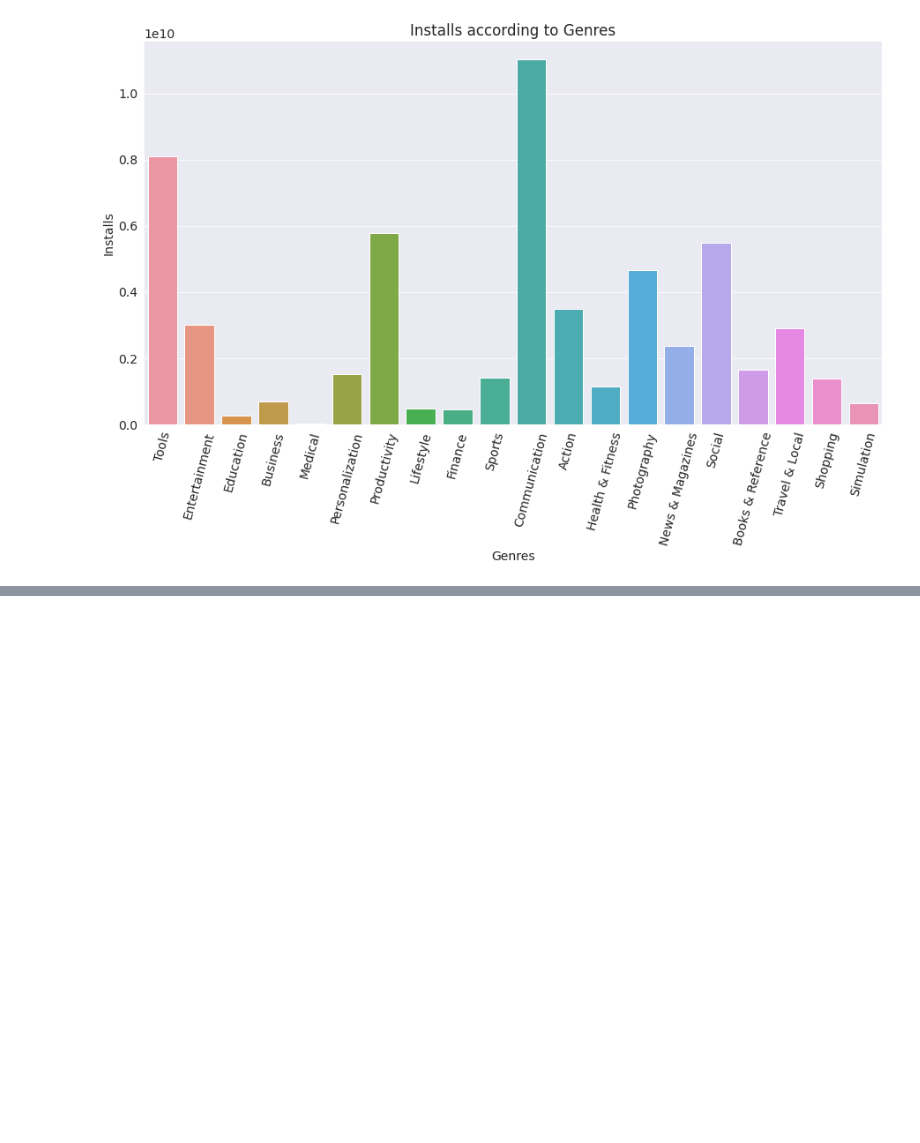
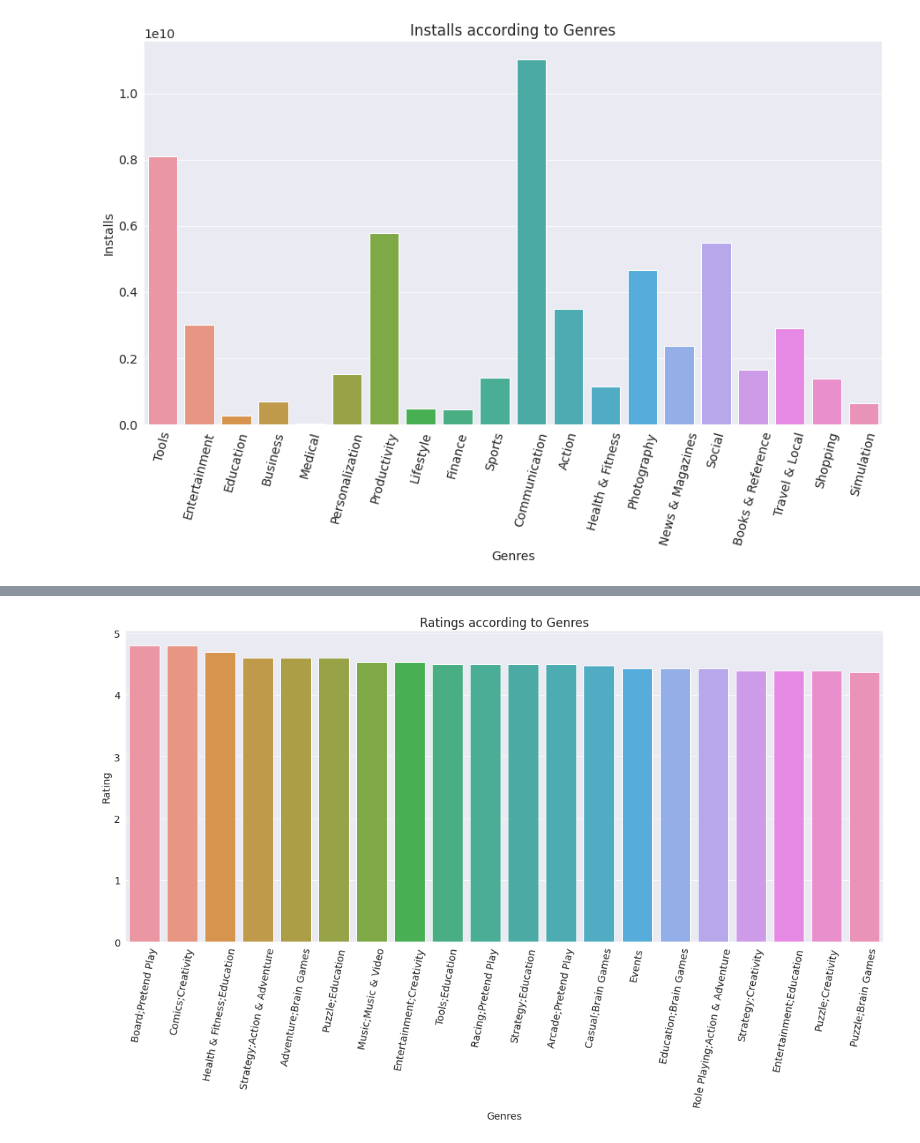
Before and after one commit to Harshalkotkar21/play_store_app_analysis, a Jupyter notebook: Play_Store_App_Review_Analysis_Capstone_Project.ipynb, the cells around one changed output, grey strips where cells are left out. Cells and saved outputs as stored; diff of their text form; code cells hidden in the pictures; blank space fills up the shorter version.

```diff
--- a/Play_Store_App_Review_Analysis_Capstone_Project.ipynb
+++ b/Play_Store_App_Review_Analysis_Capstone_Project.ipynb
@@ -205,0 +256,18 @@ plt.show()
+# %%
+# Ratings according to Genres
+
+genres_installs_rating.sort_values('Rating',ascending=False,inplace=True)
+# %%
+highest_rated_genres=genres_installs_rating.iloc[0:20]
+lowest_rated_genres=genres_installs_rating.iloc[-20:]
+lowest_rated_genres=lowest_rated_genres[lowest_rated_genres['Rating'].notnull()]
+# %%
+plt.figure(figsize=(19,8))
+plt.xticks(rotation=79)
+plt.xlabel("Genres")
+plt.ylabel("Rating")
+plt.title("Ratings according to Genres")
+sns.barplot(highest_rated_genres.Genres, highest_rated_genres.Rating)
+plt.show()
+# %% [output]
+[figure, added]
```
Also changed, not shown: parts of 17 cells of this notebook.
